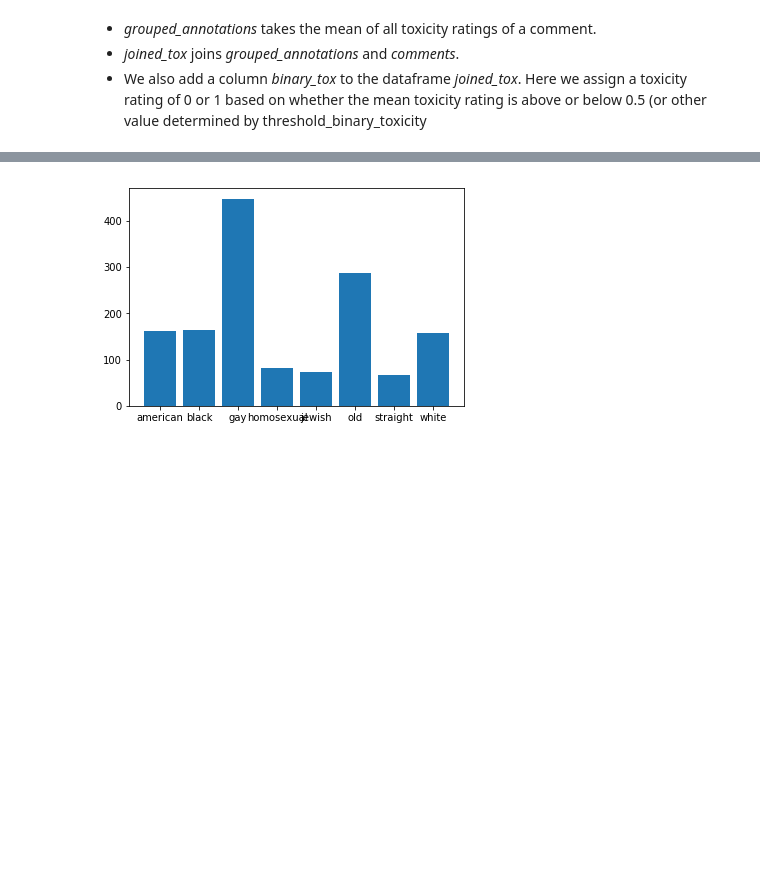
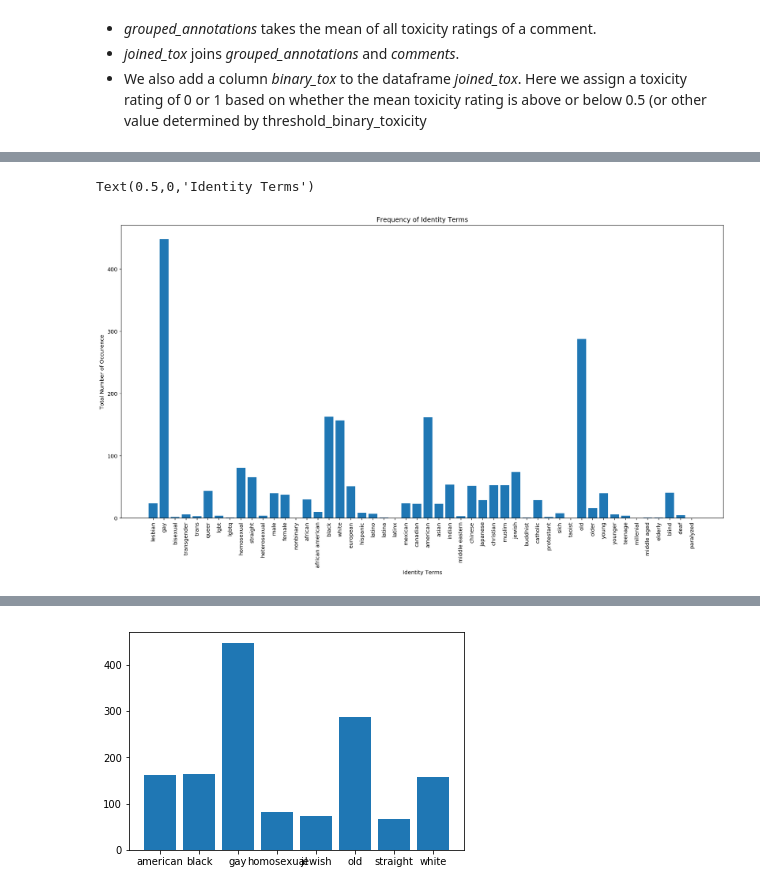
Before and after one commit to nehargupta/cs590_privacy_fairness, a Jupyter notebook: data-di-with-gay.ipynb, the cells around one changed output, grey strips where cells are left out. Drawn from its saved outputs; the diff is of its cells as text; code cells hidden in the pictures; blank space fills up the shorter version.

```diff
--- a/data-di-with-gay.ipynb
+++ b/data-di-with-gay.ipynb
@@ -131,0 +119,16 @@ Text(0.5,0,'')
+# %%
+
+plt.figure(figsize=(20,10))
+# c = np.array(list(zip(madlibs_terms,toxic_appearances)))
+
+plt.bar(range(len(toxic_appearances)),toxic_appearances)
+plt.xticks(range(len(toxic_appearances)),madlibs_terms )
+# plt.bar(df.sort_values("toxic_appearances")['madlibs_terms'], df.sort_values("toxic_appearances")['toxic_appearances'])
+plt.xticks(rotation=90)
+plt.xlabel('', fontsize=10)
+plt.title("Frequency of Identity Terms")
+plt.ylabel('Total Number of Occurence')
+plt.xlabel('Identity Terms')
+# %% [output]
+Text(0.5,0,'Identity Terms')
+[figure, added]
```
Also changed, not shown: parts of 6 cells of this notebook.
